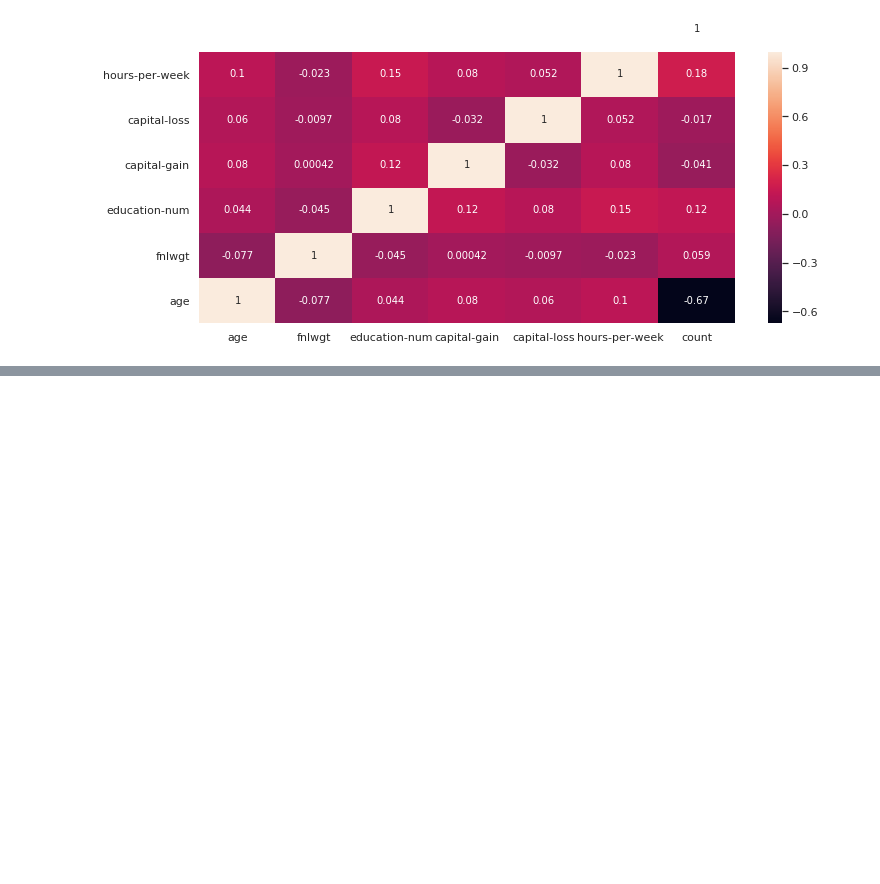
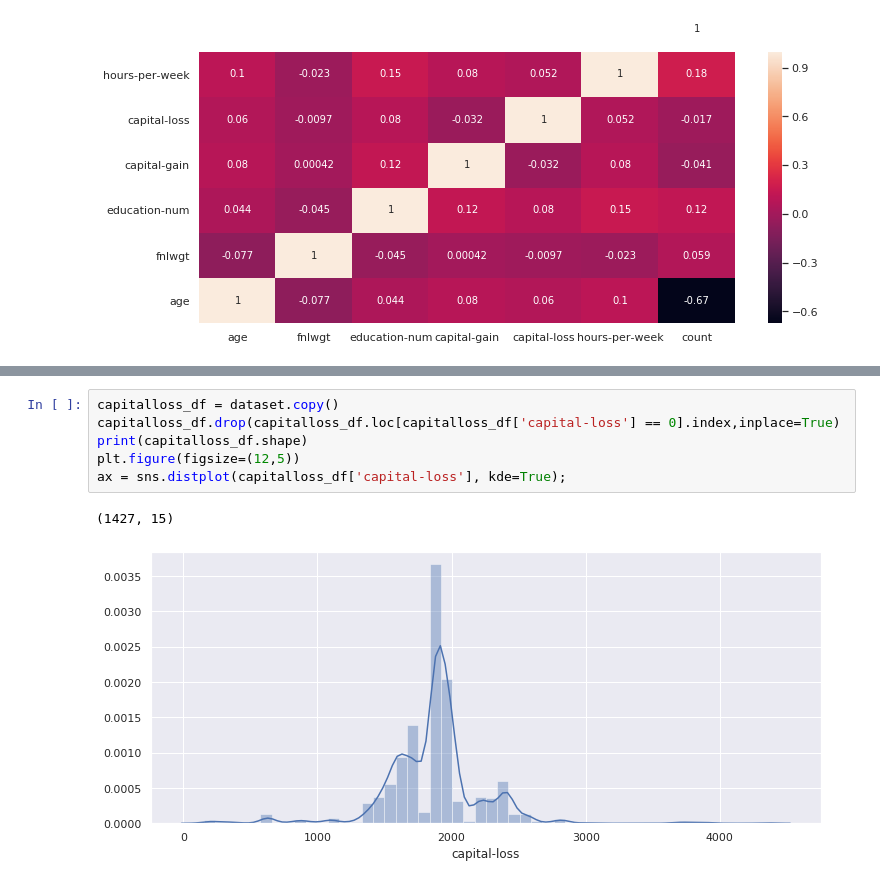
Before and after one commit to sprifti/Income-classification, a Jupyter notebook: dataset.ipynb, the cells around one changed output, grey strips where cells are left out. Saved outputs shown, nothing was run; the diff lists cells and outputs as text; blank space fills up the shorter version.

```diff
--- a/dataset.ipynb
+++ b/dataset.ipynb
@@ -240,0 +272,9 @@ sns.lineplot(ax=ax, x="age", y="hours-per-week",data=df)
+# %%
+capitalloss_df = dataset.copy()
+capitalloss_df.drop(capitalloss_df.loc[capitalloss_df['capital-loss'] == 0].index,inplace=True)
+print(capitalloss_df.shape)
+plt.figure(figsize=(12,5))
+ax = sns.distplot(capitalloss_df['capital-loss'], kde=True);
+# %% [output]
+(1427, 15)
+[figure, added]
```
Also changed, not shown: parts of 3 cells of this notebook.
